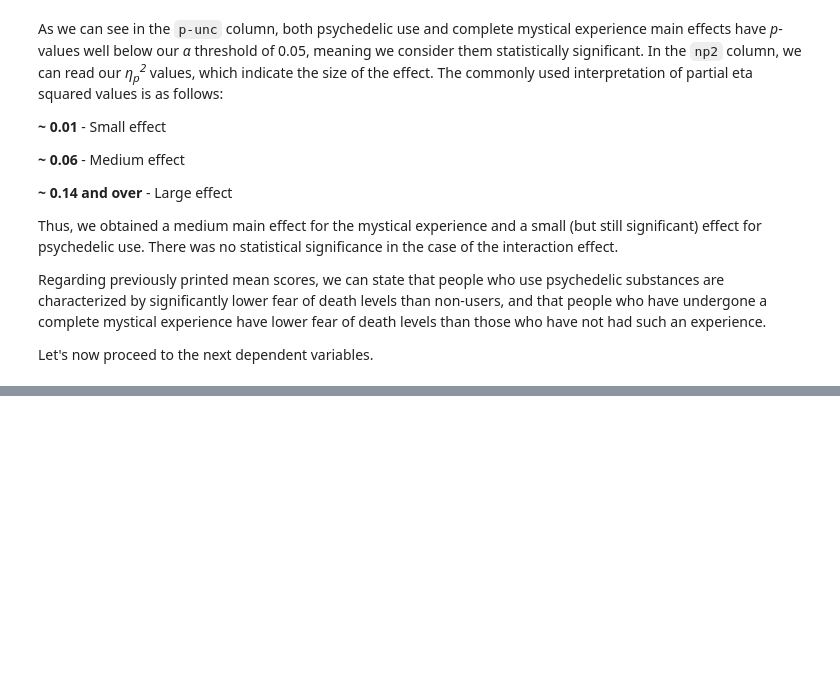
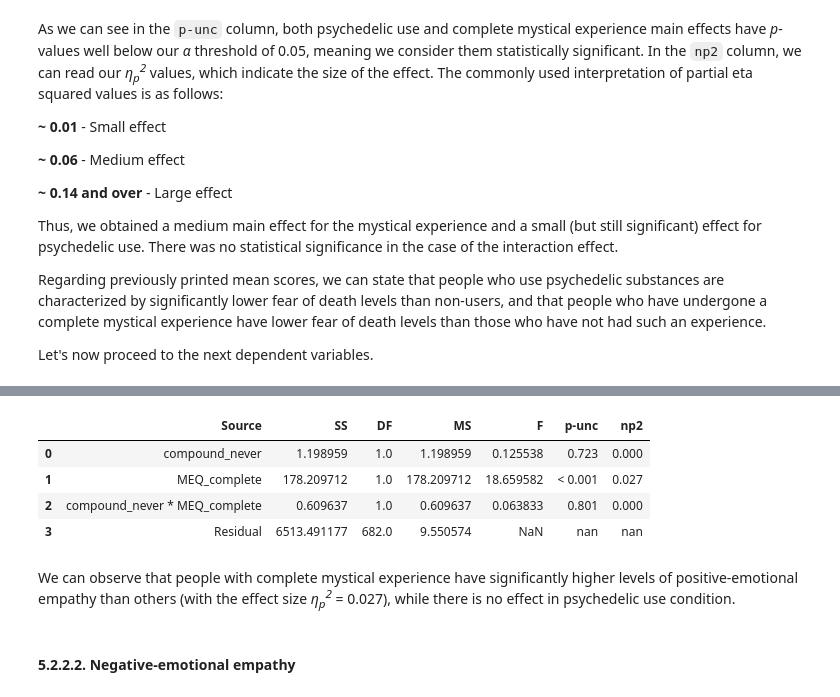
Before and after one commit to michal-owsiak/swps-university-research, a Jupyter notebook: research.ipynb, the cells around one changed output, grey strips where cells are left out. Drawn from its saved outputs; the diff is of its cells as text; code cells hidden in the pictures; blank space fills up the shorter version.

```diff
--- a/research.ipynb
+++ b/research.ipynb
@@ -763,0 +851,25 @@ Let's now proceed to the next dependent variables.
+# %%
+PES_positive_ANOVA = pg.anova(
+    dv="PES_positive",
+    between=["compound_never", "MEQ_complete"],
+    data=df
+)
+
+PES_positive_ANOVA["p-unc"] = PES_positive_ANOVA["p-unc"].apply(
+    lambda p: "< 0.001" if p < 0.001 else f"{p:.3f}"
+)
+PES_positive_ANOVA["np2"] = PES_positive_ANOVA["np2"].apply(
+    lambda np2: f"{np2:.3f}"
+)
+
+PES_positive_ANOVA
+# %% [output]
+|  | Source | SS | DF | MS | F | p-unc | np2 |
+| 0 | compound_never | 1.198959 | 1.0 | 1.198959 | 0.125538 | 0.723 | 0.000 |
+| 1 | MEQ_complete | 178.209712 | 1.0 | 178.209712 | 18.659582 | < 0.001 | 0.027 |
+| 2 | compound_never * MEQ_complete | 0.609637 | 1.0 | 0.609637 | 0.063833 | 0.801 | 0.000 |
+| 3 | Residual | 6513.491177 | 682.0 | 9.550574 | NaN | nan | nan |
+# %% [markdown]
+We can observe that people with complete mystical experience have significantly higher levels of positive-emotional empathy than others (with the effect size *η<sub>p</sub><sup>2</sup>* = 0.027), while there is no effect in psychedelic use condition.
+# %% [markdown]
+#### **5.2.2.2. Negative-emotional empathy**
```
Also changed, not shown: parts of 9 cells of this notebook.
